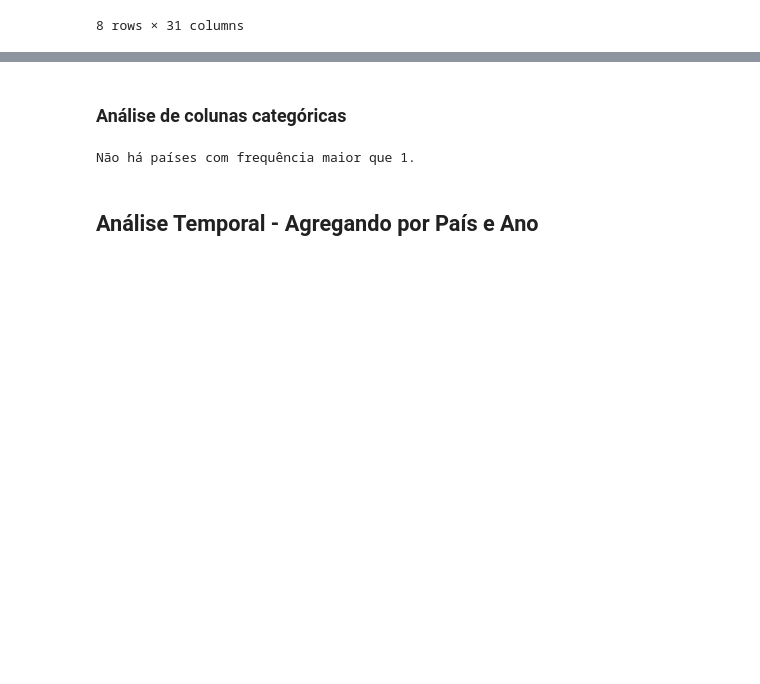
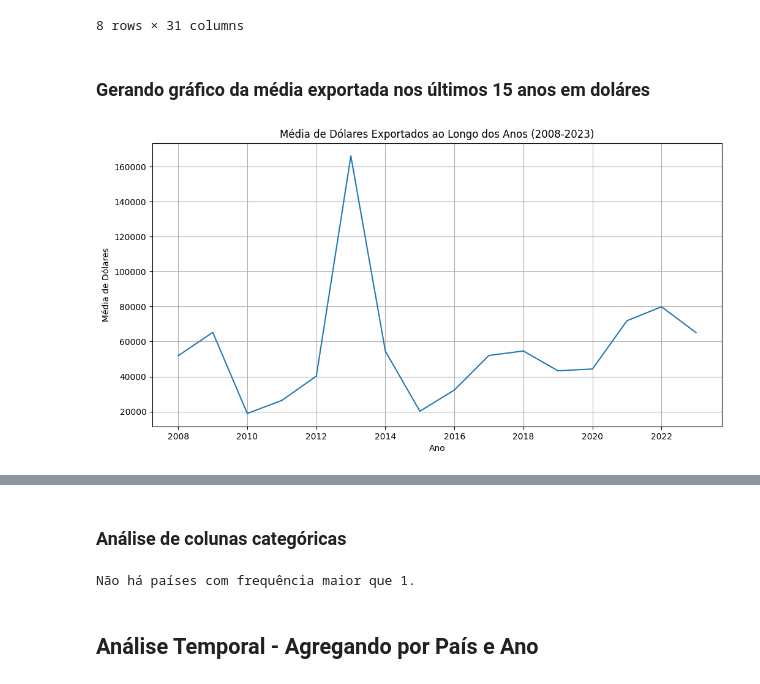
Before and after one commit to dressasys/TechChallenge1_Grupo87_PosTech, a Jupyter notebook: AnaliseDescritiva/Vinhos_Analise_Descritiva_AndressaCucharro.ipynb, the cells around one changed output, grey strips where cells are left out. Saved outputs shown, nothing was run; the diff lists cells and outputs as text; code cells hidden in the pictures; blank space fills up the shorter version.

```diff
--- a/AnaliseDescritiva/Vinhos_Analise_Descritiva_AndressaCucharro.ipynb
+++ b/AnaliseDescritiva/Vinhos_Analise_Descritiva_AndressaCucharro.ipynb
@@ -148,3 +148,33 @@ colunas_numericas_df_filtrado.describe()
 | 75% | 1.882000e+03 | 4.100000e+01 | 1.000000e+02 | 0.000000 | 0.000000 | 911.00000 | 3.317000e+03 | ... |
 | max | 2.352768e+06 | 2.191291e+07 | 5.732280e+06 | 510989.000000 | 478630.000000 | 306787.00000 | 1.030254e+06 | ... |
 8 rows × 31 columns
+# %% [markdown]
+### Gerando gráfico da média exportada nos últimos 15 anos em doláres
+# %%
+import matplotlib.pyplot as plt
+import seaborn as sns
+
+# Selecionar apenas as colunas de dólares
+dollar_columns = [col for col in df_exportacao_filtrado.columns if '_dolares' in col]
+df_dolares = df_exportacao_filtrado[dollar_columns]
+
+# Calcular a média dos valores em dólares por ano
+average_dolares_per_year = df_dolares.mean()
+
+# Criar um DataFrame a partir da série para facilitar a plotagem
+df_average_dolares = average_dolares_per_year.reset_index()
+df_average_dolares.columns = ['Ano', 'Média Dólares']
+
+# Extrair o ano do nome da coluna
+df_average_dolares['Ano'] = df_average_dolares['Ano'].apply(lambda x: int(x.split('_')[0]))
+
+# Gerar o gráfico de linhas
+plt.figure(figsize=(12, 6))
+sns.lineplot(data=df_average_dolares, x='Ano', y='Média Dólares')
+plt.title('Média de Dólares Exportados ao Longo dos Anos (2008-2023)')
+plt.xlabel('Ano')
+plt.ylabel('Média de Dólares')
+plt.grid(True)
+plt.show()
+# %% [output]
+[figure, added]
```
Also changed, not shown: parts of 9 cells of this notebook.
